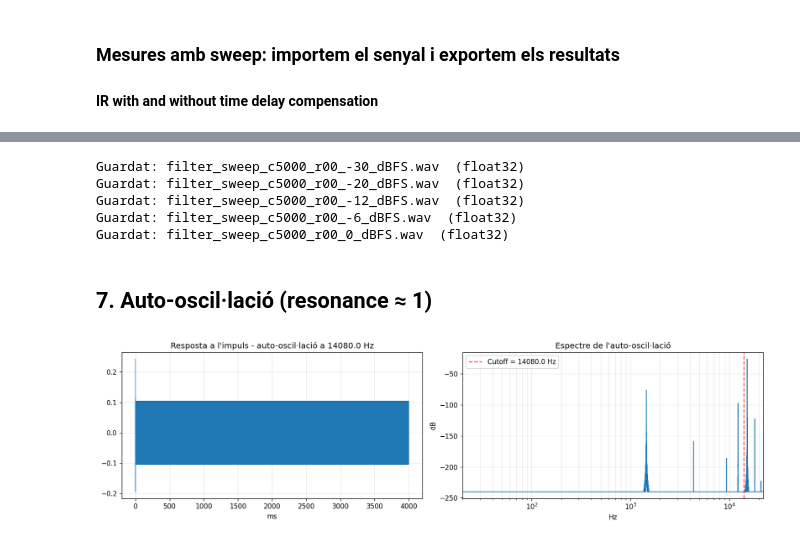
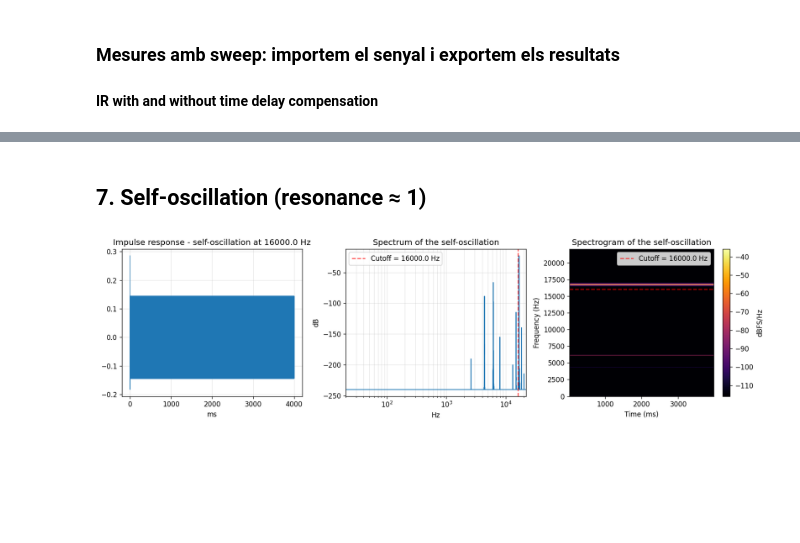
Before and after one commit to jordirubio01/TFGKobol, a Jupyter notebook: Notebooks/moog_ladder_filter.ipynb, the cells around one changed output, grey strips where cells are left out. Cells and saved outputs as stored; diff of their text form; code cells hidden in the pictures; blank space fills up the shorter version.

```diff
--- a/Notebooks/moog_ladder_filter.ipynb
+++ b/Notebooks/moog_ladder_filter.ipynb
@@ -180,7 +180,7 @@ def white_noise(duration=1.0, amplitude=0.5, sr=44100, seed=42):
     return rng.standard_normal(int(sr * duration)) * amplitude
 
 def impulse(duration=0.5, amplitude=1.0, sr=44100):
-    """Impuls unitari, útil per veure la resposta a l'impuls del filtre."""
+    """Unit impulse, useful for seeing the impulse response of the filter."""
     n = int(sr * duration)
     x = np.zeros(n)
     x[0] = amplitude
@@ -412,10 +412,10 @@ for cfg in configs:
     filename = f"filter_c{int(cfg['cutoff'])}_r{int(cfg['resonance']*100):02d}.wav"
     ##save_wav(filename, y, sr=sr, normalize=False)  # normalize=False és important!
 # %%
-# Anàlisi des del Notebook (sense deconvolució de REW) - Finalment no cal, tenim tot l'anàlisi amb REW
+# Analysis from Analysis from the Notebook (without REW deconvolution) - Finally not needed, we have all the analysis with REW
 """
 def compute_H(x, y):
-    H(f) = Y(f) / X(f). Retorna freqs, SPL (dB), fase unwrapped (graus).
+    H(f) = Y(f) / X(f). Returns freqs, SPL (dB), phase unwrapped (degrees).
     n_fft = 1
     while n_fft < max(len(x), len(y)):
         n_fft <<= 1
@@ -644,5 +644,5 @@ plt.show()
 # %%
-# --- Configuracions RESONANCE diferent ---
+# --- Different RESONANCE Configurations ---
 configs = [
     {"cutoff": 5000,  "resonance": 0.0,  "amplitude": -30},
     {"cutoff": 5000,  "resonance": 0.0,  "amplitude": -20},
@@ -651,9 +651,9 @@ configs = [
     {"cutoff": 5000,  "resonance": 0.0,  "amplitude": 0}
 ]
 
-# --- Processar i exportar ---
+# --- Process and export ---
 for cfg in configs:
-    sr, tone = wavfile.read(f"Sine_220_{int(cfg['amplitude'])}_dBFS_44k_Float.wav")
+    sr, tone = wavfile.read(f"REW Audios/Sine_220_{int(cfg['amplitude'])}_dBFS_44k_Float.wav")
     filt = MoogLadderFilter(sr, cutoff=cfg["cutoff"],
                             resonance=cfg["resonance"], oversample=2)
     filt.reset()
@@ -733,5 +731,5 @@ display(df)"""
 # %%
-# --- Configuracions RESONANCE diferent ---
+# --- Different RESONANCE Configurations ---
 configs = [
     {"cutoff": 5000,  "resonance": 0.0,  "amplitude": -30},
     {"cutoff": 5000,  "resonance": 0.0,  "amplitude": -20},
@@ -740,64 +738,90 @@ configs = [
     {"cutoff": 5000,  "resonance": 0.0,  "amplitude": 0}
 ]
 
-# --- Processar i exportar ---
+# --- Process and export ---
 for cfg in configs:
-    sr, sweep = wavfile.read(f"512kMeasSweep_20_to_20000_{int(cfg['amplitude'])}_dBFS_44k_Float_ref.wav")
+    sr, sweep = wavfile.read(f"REW Audios/512kMeasSweep_20_to_20000_{int(cfg['amplitude'])}_dBFS_44k_Float_ref.wav")
     filt = MoogLadderFilter(sr, cutoff=cfg["cutoff"],
                             resonance=cfg["resonance"], oversample=2)
     filt.reset()
     y = filt.process(sweep)
 
     filename = f"filter_sweep_c{int(cfg['cutoff'])}_r{int(cfg['resonance']*100):02d}_{int(cfg['amplitude'])}_dBFS.wav"
-    save_wav(filename, y, sr=sr, normalize=False)  # normalize=False és important!
+    #save_wav(filename, y, sr=sr, normalize=False)  # normalize=False is important!
-# %% [output]
-Guardat: filter_sweep_c5000_r00_-30_dBFS.wav  (float32)
-Guardat: filter_sweep_c5000_r00_-20_dBFS.wav  (float32)
-Guardat: filter_sweep_c5000_r00_-12_dBFS.wav  (float32)
-Guardat: filter_sweep_c5000_r00_-6_dBFS.wav  (float32)
-Guardat: filter_sweep_c5000_r00_0_dBFS.wav  (float32)
 # %% [markdown]
-## 7. Auto-oscil·lació (resonance ≈ 1)
+## 7. Self-oscillation (resonance ≈ 1)
 # %%
 """
-Amb resonance molt propera a 1, el filtre oscil·la.
-Es pot excitar amb un impuls breu i després silenci.
-En aquest bloc de codi, fem proves amb ressonància lleugerament superior a 1
+With resonance near to 1, the filter oscillates.
+It can be excited with a short pulse and then silenced.
+In this code block, we test with a resonance slightly above 1
 """
 SR = 44100
-CUTOFF_OSC = 15080.0   # Hz
+CUTOFF_OSC = 16000.0   # Hz
 RES_OSC    = 1.225
 DURATION_OSC = 4.0   # s
 
 x_imp = impulse(duration=DURATION_OSC, amplitude=1.0, sr=SR)
 
 filt_osc = MoogLadderFilter(SR, cutoff=CUTOFF_OSC, resonance=RES_OSC, oversample=2)
 filt_osc.reset()
 y_osc = filt_osc.process(x_imp)
 
 freqs_osc, mag_osc = compute_spectrum(y_osc, SR)
 
-fig, axes = plt.subplots(1, 2, figsize=(14, 4))
+from scipy.signal import spectrogram
 
+f, t, Sxx = spectrogram(
+    y_osc,
+    fs=SR,
+    window='hann',
+    nperseg=2048,
+    noverlap=1024,
+    scaling='density'
+)
+Sxx_dB = 10 * np.log10(Sxx + 1e-12)
+
+fig, axes = plt.subplots(1, 3, figsize=(14, 4))
+
+# --- Waveform ---
 n_show = len(y_osc)
-#n_show = int(SR * 0.05)
 t_ms = np.arange(n_show) / SR * 1000
 axes[0].plot(t_ms, y_osc[:n_show], lw=0.8)
-axes[0].set_title(f"Resposta a l'impuls - auto-oscil·lació a {CUTOFF_OSC} Hz")
+axes[0].set_title(f"Impulse response - self-oscillation at {CUTOFF_OSC} Hz")
 axes[0].set_xlabel('ms')
 axes[0].grid(alpha=0.3)
 
+# --- Spectrum ---
 axes[1].semilogx(freqs_osc[1:], mag_osc[1:], lw=1.2)
 axes[1].axvline(CUTOFF_OSC, color='r', linestyle='--', alpha=0.7,
                 label=f'Cutoff = {CUTOFF_OSC} Hz')
-axes[1].set_title("Espectre de l'auto-oscil·lació")
+axes[1].set_title("Spectrum of the self-oscillation")
 axes[1].set_xlabel('Hz')
 axes[1].set_ylabel('dB')
 axes[1].legend()
 axes[1].grid(True, which='both', alpha=0.3)
-axes[1].set_xlim([20, SR/2])
+axes[1].set_xlim([20, SR / 2])
+
+# --- Spectrogram ---
+img = axes[2].pcolormesh(
+    t * 1000,
+    f,
+    Sxx_dB,
+    shading='gouraud',
+    cmap='inferno',
+    vmin=Sxx_dB.max() - 80,
+    vmax=Sxx_dB.max()
+)
+axes[2].axhline(CUTOFF_OSC, color='r', linestyle='--', alpha=0.7,
+                label=f'Cutoff = {CUTOFF_OSC} Hz')
+axes[2].set_title("Spectrogram of the self-oscillation")
+axes[2].set_xlabel('Time (ms)')
+axes[2].set_ylabel('Frequency (Hz)')
+axes[2].set_ylim([0, SR / 2])
+axes[2].legend(loc='upper right')
+fig.colorbar(img, ax=axes[2], label='dBFS/Hz')
 
 plt.tight_layout()
 plt.show()
 # %% [output]
-[figure, old version]
+[figure, new version]
```
Also changed, not shown: parts of 34 cells of this notebook.
